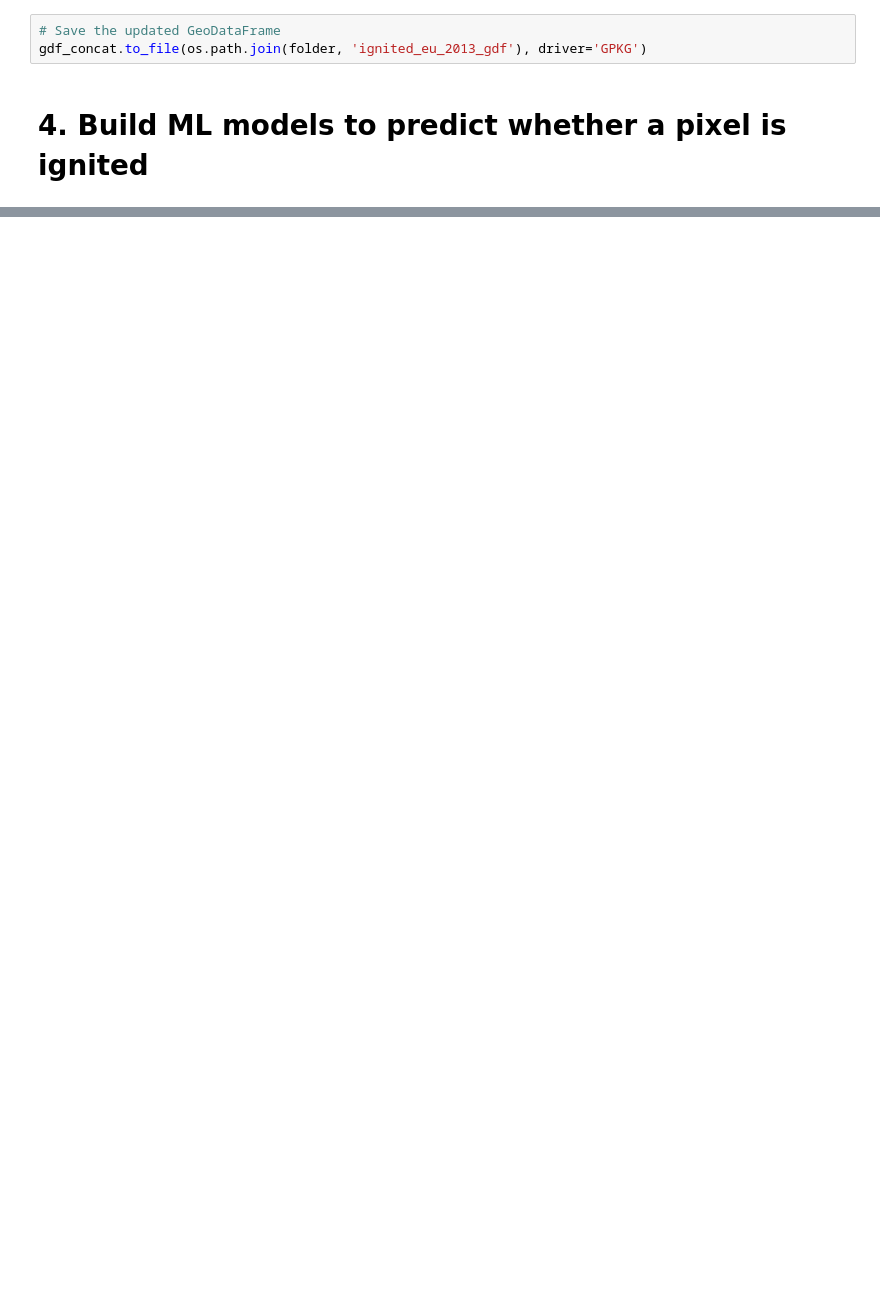
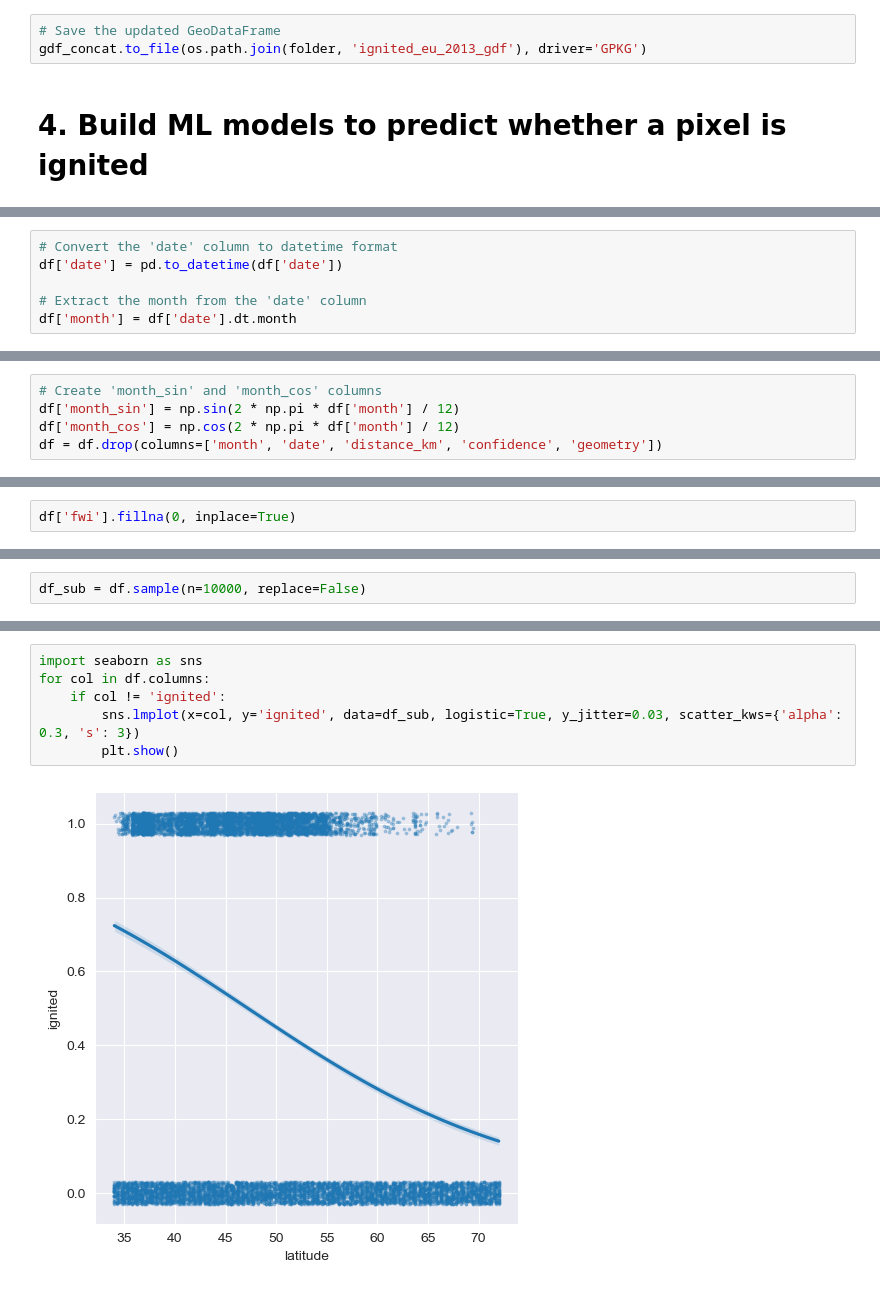
Before and after one commit to zhongyunshun/climada_petals, a Jupyter notebook: doc/my_scripts/step4_curate_ml_dataset.ipynb, the cells around one changed output, grey strips where cells are left out. Drawn from its saved outputs; the diff is of its cells as text; blank space fills up the shorter version.

```diff
--- a/doc/my_scripts/step4_curate_ml_dataset.ipynb
+++ b/doc/my_scripts/step4_curate_ml_dataset.ipynb
@@ -422,0 +579,6 @@ gdf_concat.to_file(os.path.join(folder, 'ignited_eu_2013_gdf'), driver='GPKG')
+# %%
+# Convert the 'date' column to datetime format
+df['date'] = pd.to_datetime(df['date'])
+
+# Extract the month from the 'date' column
+df['month'] = df['date'].dt.month
@@ -422,0 +589,5 @@ gdf_concat.to_file(os.path.join(folder, 'ignited_eu_2013_gdf'), driver='GPKG')
+# %%
+# Create 'month_sin' and 'month_cos' columns
+df['month_sin'] = np.sin(2 * np.pi * df['month'] / 12)
+df['month_cos'] = np.cos(2 * np.pi * df['month'] / 12)
+df = df.drop(columns=['month', 'date', 'distance_km', 'confidence', 'geometry'])
@@ -422,0 +610,2 @@ gdf_concat.to_file(os.path.join(folder, 'ignited_eu_2013_gdf'), driver='GPKG')
+# %%
+df['fwi'].fillna(0, inplace=True)
@@ -422,0 +805,2 @@ gdf_concat.to_file(os.path.join(folder, 'ignited_eu_2013_gdf'), driver='GPKG')
+# %%
+df_sub = df.sample(n=10000, replace=False)
@@ -422,0 +821,8 @@ gdf_concat.to_file(os.path.join(folder, 'ignited_eu_2013_gdf'), driver='GPKG')
+# %%
+import seaborn as sns
+for col in df.columns:
+    if col != 'ignited':
+        sns.lmplot(x=col, y='ignited', data=df_sub, logistic=True, y_jitter=0.03, scatter_kws={'alpha': 0.3, 's': 3})
+        plt.show()
+# %% [output]
+[figure, added]
```
Also changed, not shown: parts of 62 cells of this notebook, 2 other files.
